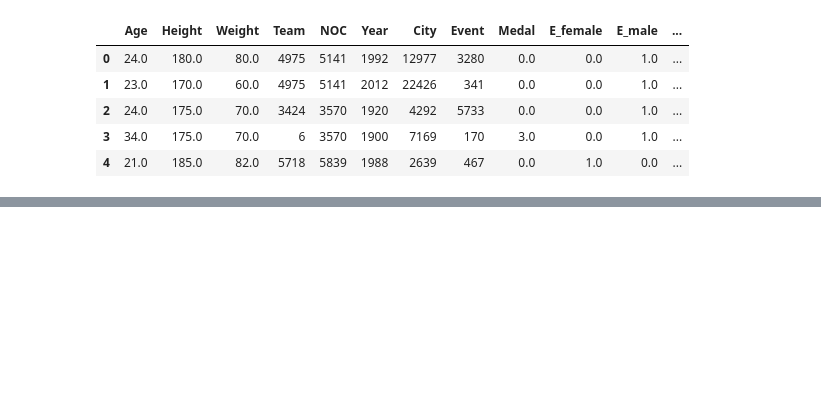
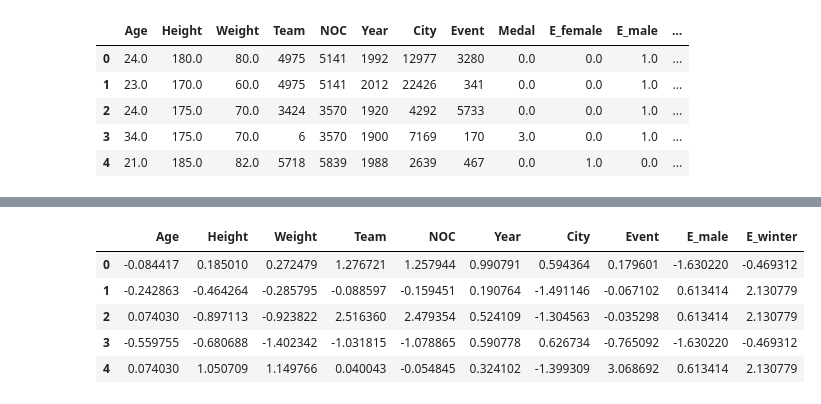
Before and after one commit to shailbpatel/255_group_project, a Jupyter notebook: Python_Code/Code_for_medal_prediction.ipynb, the cells around one changed output, grey strips where cells are left out. Drawn from its saved outputs; the diff is of its cells as text; code cells hidden in the pictures; blank space fills up the shorter version.

```diff
--- a/Python_Code/Code_for_medal_prediction.ipynb
+++ b/Python_Code/Code_for_medal_prediction.ipynb
@@ -569,0 +624,9 @@ Y=athlete_merged[['Medal']]
+# %%
+X_test.head()
+# %% [output]
+|  | Age | Height | Weight | Team | NOC | Year | City | Event | E_male | E_winter |
+| 0 | -0.084417 | 0.185010 | 0.272479 | 1.276721 | 1.257944 | 0.990791 | 0.594364 | 0.179601 | -1.630220 | -0.469312 |
+| 1 | -0.242863 | -0.464264 | -0.285795 | -0.088597 | -0.159451 | 0.190764 | -1.491146 | -0.067102 | 0.613414 | 2.130779 |
+| 2 | 0.074030 | -0.897113 | -0.923822 | 2.516360 | 2.479354 | 0.524109 | -1.304563 | -0.035298 | 0.613414 | 2.130779 |
+| 3 | -0.559755 | -0.680688 | -1.402342 | -1.031815 | -1.078865 | 0.590778 | 0.626734 | -0.765092 | -1.630220 | -0.469312 |
+| 4 | 0.074030 | 1.050709 | 1.149766 | 0.040043 | -0.054845 | 0.324102 | -1.399309 | 3.068692 | 0.613414 | 2.130779 |
```
Also changed, not shown: parts of 18 cells of this notebook.
